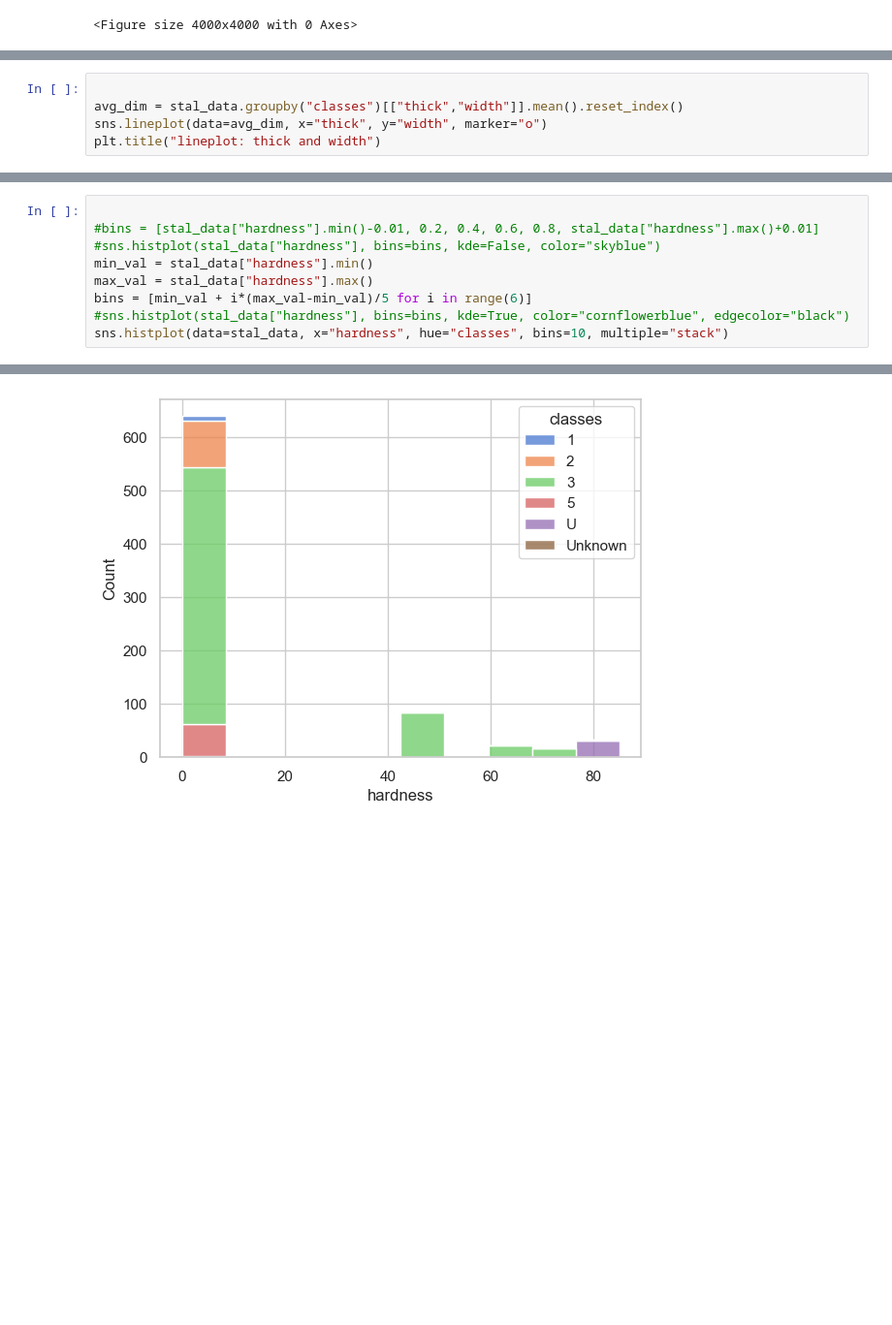
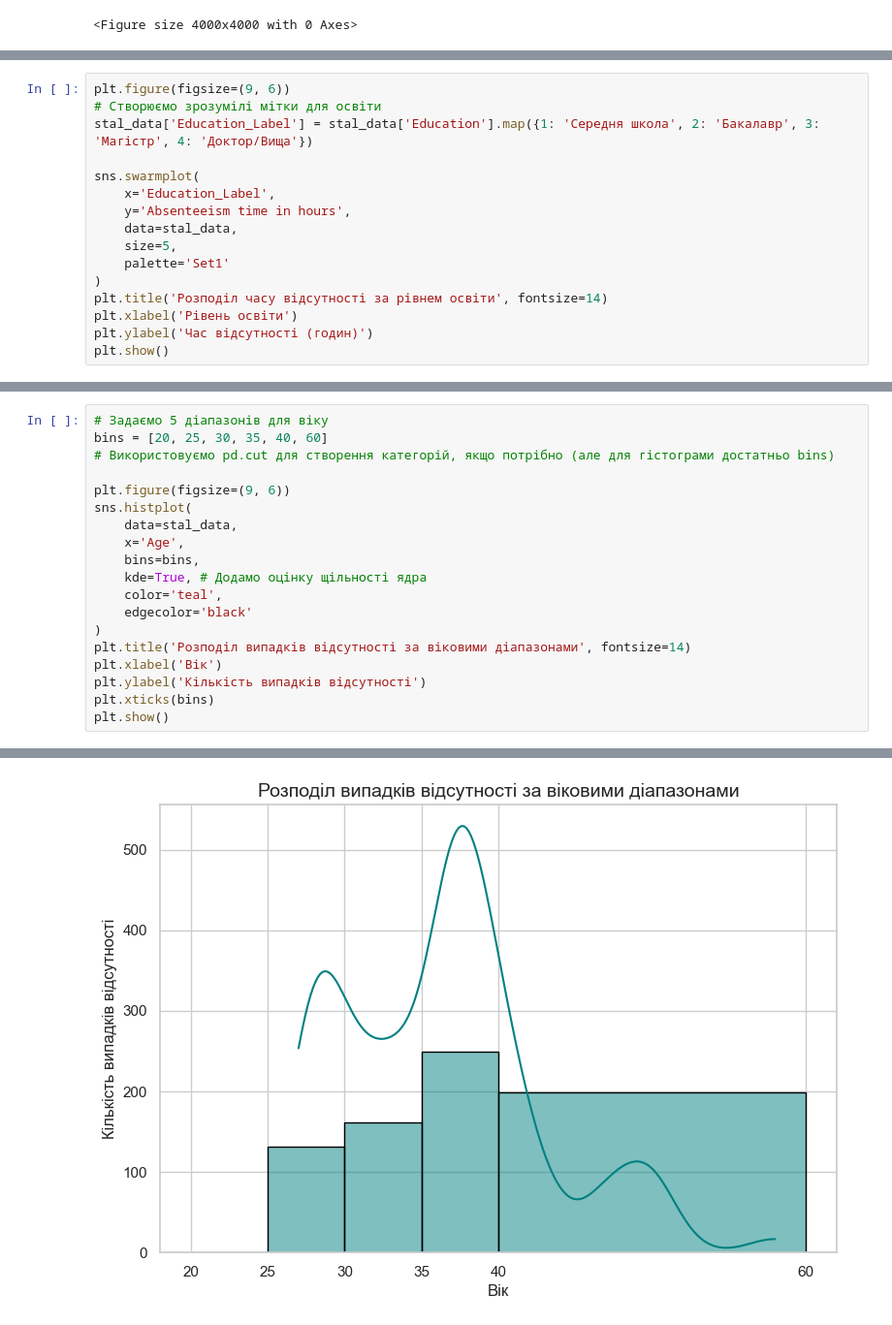
Before and after one commit to ivanmoroz070707/Special-Programming-Sections.-Lab-Work, a Jupyter notebook: Lab_2/Lab_2_part_1.ipynb, the cells around one changed output, grey strips where cells are left out. Shown at 97% size. Cells and saved outputs as stored; diff of their text form; blank space fills up the shorter version.

```diff
--- a/Lab_2/Lab_2_part_1.ipynb
+++ b/Lab_2/Lab_2_part_1.ipynb
@@ -115,6 +83,17 @@ Text(0.5, 1.0, 'Scatter: Coil vs Sheet')
 # %%
+plt.figure(figsize=(9, 6))
+# Створюємо зрозумілі мітки для освіти
+stal_data['Education_Label'] = stal_data['Education'].map({1: 'Середня школа', 2: 'Бакалавр', 3: 'Магістр', 4: 'Доктор/Вища'})
 
-avg_dim = stal_data.groupby("classes")[["thick","width"]].mean().reset_index()
-sns.lineplot(data=avg_dim, x="thick", y="width", marker="o")
-plt.title("lineplot: thick and width")
+sns.swarmplot(
+    x='Education_Label',
+    y='Absenteeism time in hours',
+    data=stal_data,
+    size=5,
+    palette='Set1'
+)
+plt.title('Розподіл часу відсутності за рівнем освіти', fontsize=14)
+plt.xlabel('Рівень освіти')
+plt.ylabel('Час відсутності (годин)')
+plt.show()
 # %% [output]
@@ -125,10 +106,20 @@ Text(0.5, 1.0, 'lineplot: thick and width')
 # %%
+# Задаємо 5 діапазонів для віку
+bins = [20, 25, 30, 35, 40, 60]
+# Використовуємо pd.cut для створення категорій, якщо потрібно (але для гістограми достатньо bins)
 
-#bins = [stal_data["hardness"].min()-0.01, 0.2, 0.4, 0.6, 0.8, stal_data["hardness"].max()+0.01]
-#sns.histplot(stal_data["hardness"], bins=bins, kde=False, color="skyblue")
-min_val = stal_data["hardness"].min()
-max_val = stal_data["hardness"].max()
-bins = [min_val + i*(max_val-min_val)/5 for i in range(6)]
-#sns.histplot(stal_data["hardness"], bins=bins, kde=True, color="cornflowerblue", edgecolor="black")
-sns.histplot(data=stal_data, x="hardness", hue="classes", bins=10, multiple="stack")
+plt.figure(figsize=(9, 6))
+sns.histplot(
+    data=stal_data,
+    x='Age',
+    bins=bins,
+    kde=True, # Додамо оцінку щільності ядра
+    color='teal',
+    edgecolor='black'
+)
+plt.title('Розподіл випадків відсутності за віковими діапазонами', fontsize=14)
+plt.xlabel('Вік')
+plt.ylabel('Кількість випадків відсутності')
+plt.xticks(bins)
+plt.show()
 # %% [output]
@@ -136,2 +126,2 @@ sns.histplot(data=stal_data, x="hardness", hue="classes", bins=10, multiple="sta
-[figure, old version]
+[figure, new version]
 # %% [markdown]
```
Also changed, not shown: parts of 16 cells of this notebook.
